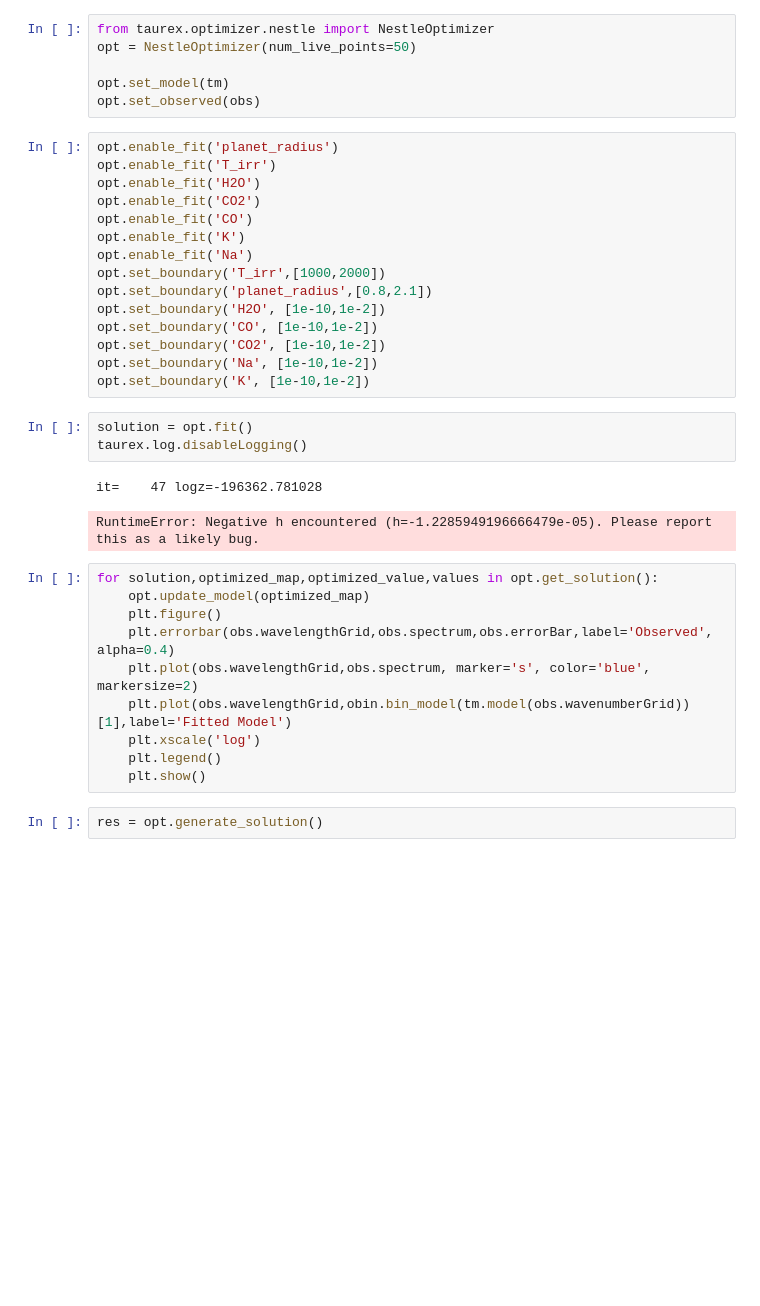
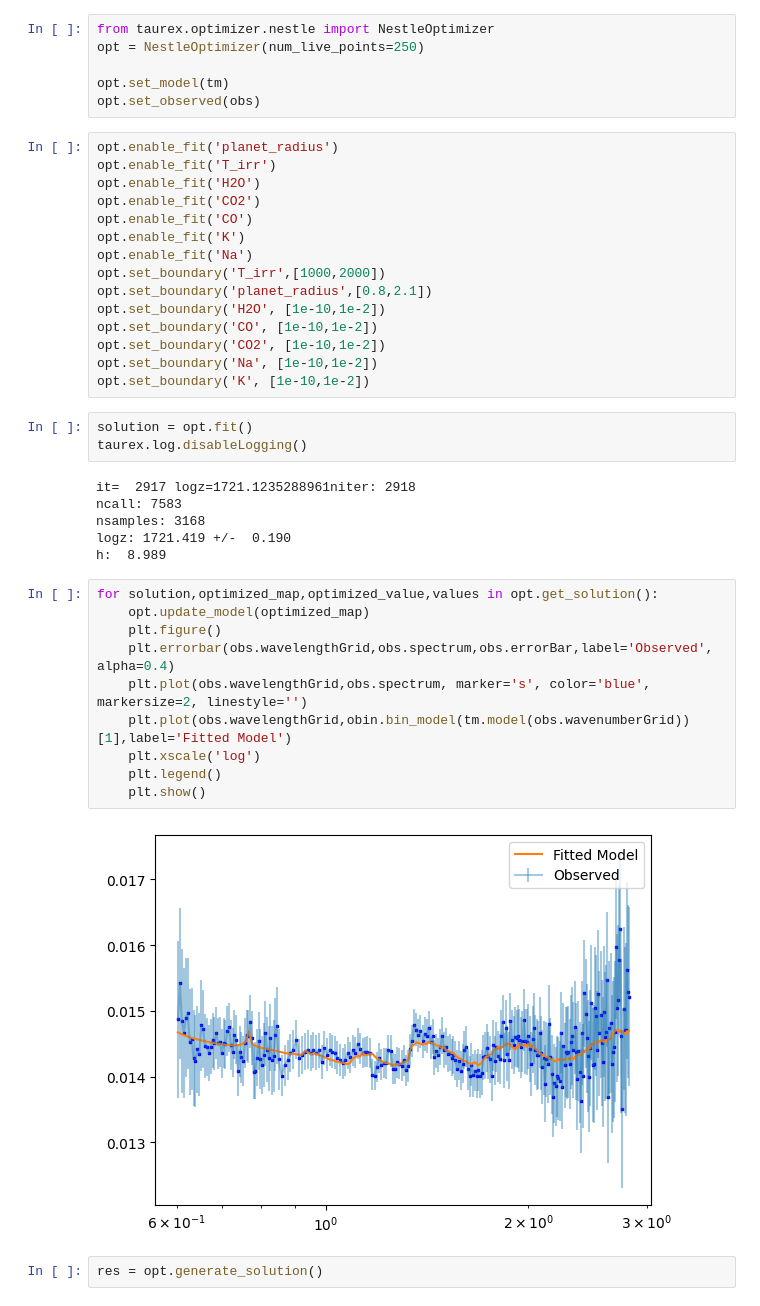
Before and after one commit to tiziano1590/comp_astro_24, a Jupyter notebook: assignment3/retrieval_WASP-96b.ipynb, the cells around one changed output. Saved outputs shown, nothing was run; the diff lists cells and outputs as text; blank space fills up the shorter version.

Commit message:
Run retrieval WASP 96 with more points

```diff
--- a/assignment3/retrieval_WASP-96b.ipynb
+++ b/assignment3/retrieval_WASP-96b.ipynb
@@ -78,6 +78,6 @@ plt.show()
 # %%
 from taurex.optimizer.nestle import NestleOptimizer
-opt = NestleOptimizer(num_live_points=50)
+opt = NestleOptimizer(num_live_points=250)
 
 opt.set_model(tm)
 opt.set_observed(obs)
@@ -100,18 +100,23 @@ opt.set_boundary('K', [1e-10,1e-2])
 solution = opt.fit()
 taurex.log.disableLogging()
 # %% [output]
-it=    47 logz=-196362.781028
+it=  2917 logz=1721.1235288961niter: 2918
+ncall: 7583
+nsamples: 3168
+logz: 1721.419 +/-  0.190
+h:  8.989
-RuntimeError: Negative h encountered (h=-1.2285949196666479e-05). Please report this as a likely bug.
 # %%
 for solution,optimized_map,optimized_value,values in opt.get_solution():
     opt.update_model(optimized_map)
     plt.figure()
     plt.errorbar(obs.wavelengthGrid,obs.spectrum,obs.errorBar,label='Observed', alpha=0.4)
-    plt.plot(obs.wavelengthGrid,obs.spectrum, marker='s', color='blue', markersize=2)
+    plt.plot(obs.wavelengthGrid,obs.spectrum, marker='s', color='blue', markersize=2, linestyle='')
     plt.plot(obs.wavelengthGrid,obin.bin_model(tm.model(obs.wavenumberGrid))[1],label='Fitted Model')
     plt.xscale('log')
     plt.legend()
     plt.show()
+# %% [output]
+[figure, added]
 # %%
 res = opt.generate_solution()
 # %%
```
Also changed, not shown: parts of 3 cells of this notebook, 4 other files.
